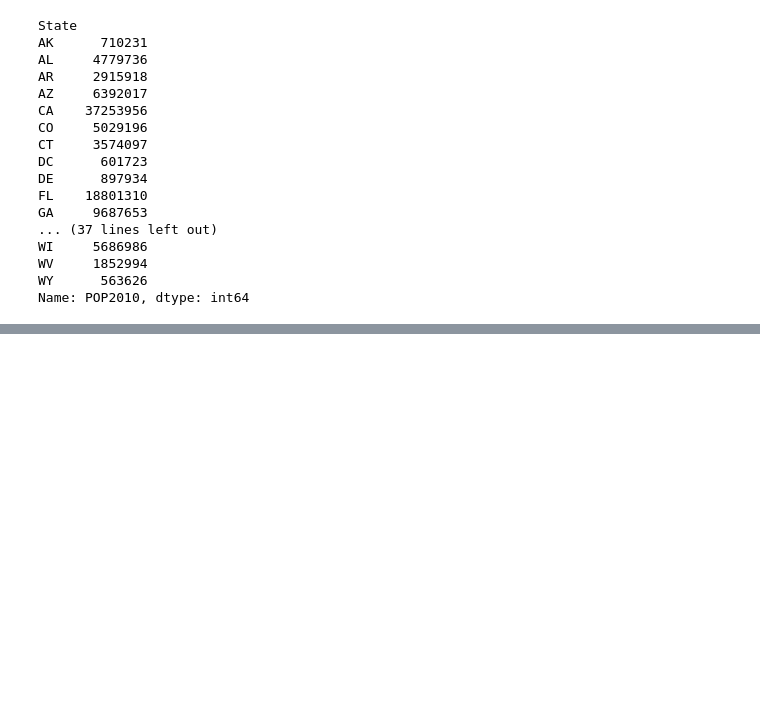
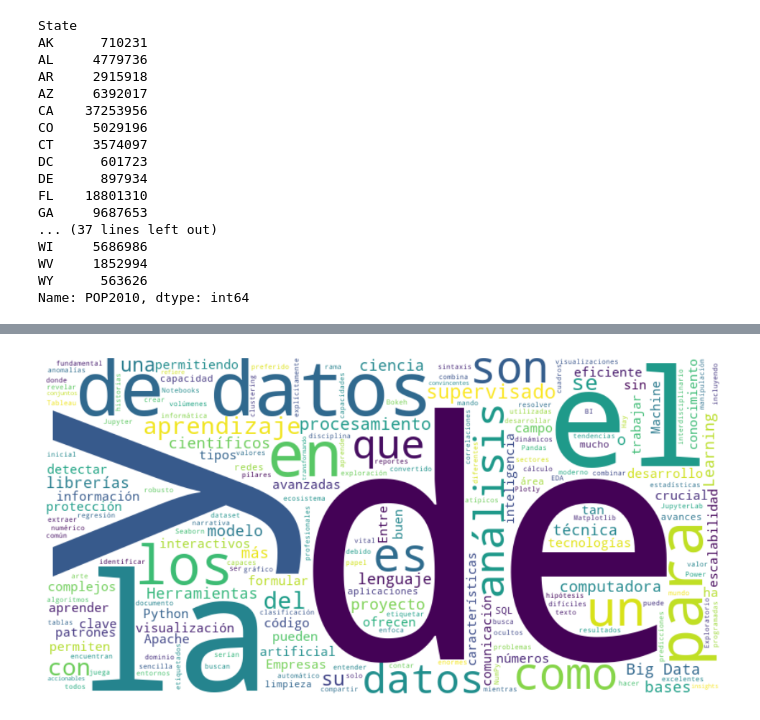
Before and after one commit to Adipiz/Proyecto-Git2, a Jupyter notebook: Practica_N.ipynb, the cells around one changed output, grey strips where cells are left out. Cells and saved outputs as stored; diff of their text form; code cells hidden in the pictures; blank space fills up the shorter version.

Commit message:
cambion: graficas

```diff
--- a/Practica_N.ipynb
+++ b/Practica_N.ipynb
@@ -73,0 +96,34 @@ Name: POP2010, dtype: int64
+# %%
+texto = """El análisis de datos se ha convertido en una disciplina fundamental en el mundo moderno. Empresas de todos los sectores buscan profesionales capaces de extraer valor y conocimiento de enormes volúmenes de información. La ciencia de datos, un campo interdisciplinario, combina estadísticas, informática y conocimiento de dominio para resolver problemas complejos. Python es el lenguaje preferido para muchos científicos de datos debido a su sintaxis sencilla y a un ecosistema robusto de librerías.
+
+Entre las librerías más utilizadas se encuentran Pandas para la manipulación y análisis de datos, NumPy para el cálculo numérico eficiente, y Matplotlib y Seaborn para la visualización de datos. Jupyter Notebooks y JupyterLab son entornos interactivos excelentes para desarrollar y compartir análisis de datos, permitiendo combinar código, texto y visualizaciones en un solo documento. La exploración inicial de los datos, o Análisis Exploratorio de Datos (EDA), es crucial para entender las características de un dataset, identificar patrones, detectar anomalías y formular hipótesis.
+
+El Machine Learning, una rama de la inteligencia artificial, se enfoca en el desarrollo de algoritmos que permiten a las computadoras aprender de los datos sin ser programadas explícitamente. Hay diferentes tipos de aprendizaje automático, incluyendo el aprendizaje supervisado, donde el modelo aprende de datos etiquetados para hacer predicciones, y el aprendizaje no supervisado, que busca patrones ocultos en datos sin etiquetar. Los modelos de clasificación y regresión son pilares del aprendizaje supervisado, mientras que el clustering es una técnica común en el aprendizaje no supervisado.
+
+La visualización de datos juega un papel vital en la comunicación de resultados. Un buen gráfico puede revelar tendencias, correlaciones y valores atípicos que serían difíciles de detectar en tablas de números. Herramientas como Tableau, Power BI y librerías de Python como Plotly o Bokeh ofrecen capacidades avanzadas para crear cuadros de mando interactivos y reportes dinámicos. La narrativa de datos es el arte de contar historias convincentes con los datos, transformando números en insights accionables.
+
+Big Data se refiere a conjuntos de datos tan grandes y complejos que los métodos tradicionales de procesamiento de datos no son adecuados. Requiere tecnologías y técnicas avanzadas para su almacenamiento, procesamiento y análisis. Apache Hadoop y Apache Spark son ejemplos de *frameworks* diseñados para manejar Big Data, permitiendo el procesamiento distribuido en *clusters* de computadoras. La escalabilidad es una consideración clave al trabajar con Big Data, asegurando que las soluciones puedan crecer con el volumen de datos.
+
+La ética en el uso de datos y la privacidad son temas de creciente importancia. Los científicos de datos deben considerar el impacto social de sus modelos, la imparcialidad algorítmica y la protección de la información personal. Regulaciones como el GDPR (Reglamento General de Protección de Datos) y CCPA (California Consumer Privacy Act) establecen pautas estrictas sobre cómo las empresas pueden recopilar, procesar y almacenar datos de usuarios.
+
+La inteligencia artificial (IA) abarca un amplio espectro de tecnologías y aplicaciones, desde el procesamiento del lenguaje natural (NLP) y la visión por computadora hasta los sistemas expertos y la robótica. El aprendizaje profundo (Deep Learning), un subcampo del Machine Learning, utiliza redes neuronales artificiales con múltiples capas (redes profundas) para modelar abstracciones de alto nivel en los datos. Ha logrado avances impresionantes en áreas como el reconocimiento de imágenes, el habla y la traducción automática.
+
+La gestión de bases de datos es otra área crítica. SQL (Structured Query Language) sigue siendo el lenguaje estándar para interactuar con bases de datos relacionales como MySQL, PostgreSQL y SQL Server. Las bases de datos NoSQL, como MongoDB y Cassandra, ofrecen mayor flexibilidad y escalabilidad para ciertos tipos de datos y aplicaciones. La integración de datos y la limpieza de datos son tareas que consumen mucho tiempo pero son esenciales para la calidad de los análisis. Los datos ruidosos o incompletos pueden llevar a conclusiones erróneas.
+
+Finalmente, la colaboración es clave en proyectos de ciencia de datos. Herramientas como Git y GitHub permiten a los equipos trabajar juntos de manera eficiente, gestionando versiones del código, fusionando cambios y revisando el trabajo de los demás. La comunicación efectiva entre científicos de datos, ingenieros y *stakeholders* del negocio es crucial para el éxito del proyecto. La experimentación constante, la iteración y la voluntad de aprender son características de un buen enfoque en la ciencia de datos. El futuro traerá más automatización y la necesidad de habilidades aún más sofisticadas en la interpretación y aplicación de estos avances tecnológicos. El ciclo de vida de un proyecto de datos implica la recolección, limpieza, análisis, modelado, despliegue y monitoreo continuo, cada etapa con sus propios desafíos y oportunidades. La capacidad de formular preguntas relevantes es tan importante como la capacidad de encontrar las respuestas. La innovación en este campo no se detiene, impulsando el desarrollo de nuevas técnicas y herramientas constantemente."""
+
+# Crear la nube
+wordcloud = WordCloud(width=800, height=400, background_color='white').generate(texto)
+
+# Mostrar la imagen
+plt.figure(figsize=(10, 5))
+plt.imshow(wordcloud, interpolation='bilinear')
+plt.axis("off")
+
+# --- PASO CLAVE: Guardar la figura en la carpeta 'plato' ---
+plt.tight_layout()
+plt.savefig('Plots/frecuencia_palabras.png')
+
+plt.show()
+# %% [output]
+[figure, added]
```
Also changed, not shown: parts of 2 cells of this notebook, 1 other file.
